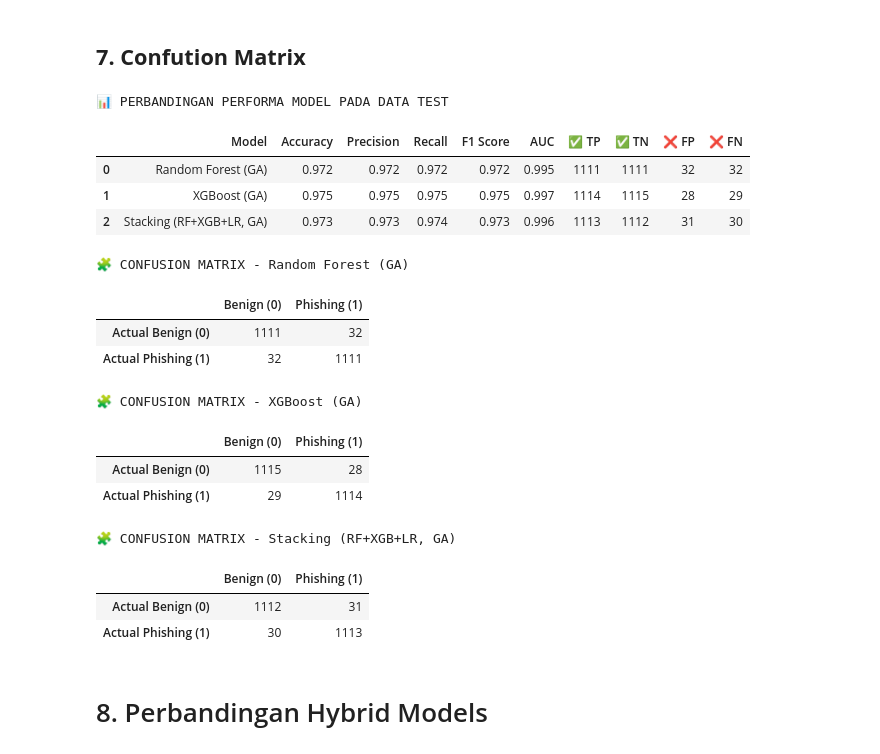
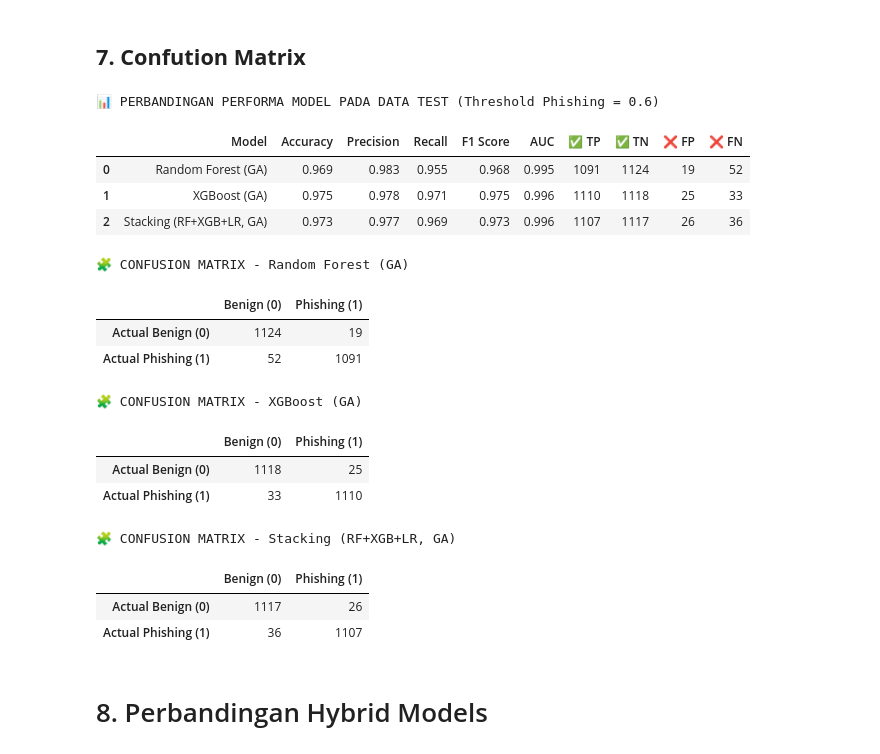
Before and after one commit to rubenmartogi/Phishing-Website-Detection-using-XGBoost-and-RFM, a Jupyter notebook: Phishing Website Detection_Models & Training.ipynb, the cells around one changed output. Drawn from its saved outputs; the diff is of its cells as text; code cells hidden in the pictures.

```diff
--- a/Phishing Website Detection_Models & Training.ipynb
+++ b/Phishing Website Detection_Models & Training.ipynb
@@ -572,9 +572,15 @@ from sklearn.metrics import (
     f1_score, roc_auc_score, confusion_matrix
 )
 
+# ─── THRESHOLD UNTUK KATEGORISASI (selaras dengan app.py) ─────────────────────
+THRESHOLD_PHISHING = 0.6  # 0.0-0.59 = Benign, 0.60-1.00 = Phishing
+
 def evaluate_model(name, model, X_eval, y_eval):
-    y_pred = model.predict(X_eval)
-    y_prob = model.predict_proba(X_eval)[:, 1] if hasattr(model, "predict_proba") else y_pred
+    # Get probabilities
+    y_prob = model.predict_proba(X_eval)[:, 1] if hasattr(model, "predict_proba") else np.zeros(len(X_eval))
+
+    # Apply threshold untuk kategorisasi final (selaras app.py)
+    y_pred = (y_prob >= THRESHOLD_PHISHING).astype(int)
 
     tn, fp, fn, tp = confusion_matrix(y_eval, y_pred, labels=[0, 1]).ravel()
 
@@ -600,56 +606,58 @@ def evaluate_model(name, model, X_eval, y_eval):
         "✅ TN": int(tn),
         "❌ FP": int(fp),
         "❌ FN": int(fn),
-        "cm_table": cm_table
+        "cm_table": cm_table,
+        "y_prob": y_prob,
+        "y_pred": y_pred
     }
 
 evaluations = [
     evaluate_model("Random Forest (GA)", rf_ga, X_test, y_test),
     evaluate_model("XGBoost (GA)", xgb_ga, X_test, y_test),
     evaluate_model("Stacking (RF+XGB+LR, GA)", stack_ga, X_test, y_test),
 ]
 
 # Leaderboard metrik
-detail_df = pd.DataFrame([{k: v for k, v in e.items() if k != "cm_table"} for e in evaluations])
+detail_df = pd.DataFrame([{k: v for k, v in e.items() if k not in ["cm_table", "y_prob", "y_pred"]} for e in evaluations])
 
-print("📊 PERBANDINGAN PERFORMA MODEL PADA DATA TEST")
+print(f"📊 PERBANDINGAN PERFORMA MODEL PADA DATA TEST (Threshold Phishing = {THRESHOLD_PHISHING})")
 display(
     detail_df.style
     .format({
         "Accuracy": "{:.3f}",
         "Precision": "{:.3f}",
         "Recall": "{:.3f}",
         "F1 Score": "{:.3f}",
         "AUC": "{:.3f}"
     })
     .background_gradient(cmap="Greens", subset=["Accuracy", "Precision", "Recall", "F1 Score", "AUC"])
     .background_gradient(cmap="Blues", subset=["✅ TP", "✅ TN"])
     .background_gradient(cmap="Reds", subset=["❌ FP", "❌ FN"])
     .set_properties(**{"text-align": "center", "vertical-align": "middle"})
 )
 
 # Confusion matrix per model
 for e in evaluations:
     print(f"\n🧩 CONFUSION MATRIX - {e['Model']}")
     display(e["cm_table"])
 # %% [output]
-📊 PERBANDINGAN PERFORMA MODEL PADA DATA TEST
+📊 PERBANDINGAN PERFORMA MODEL PADA DATA TEST (Threshold Phishing = 0.6)
 |  | Model | Accuracy | Precision | Recall | F1 Score | AUC | ✅ TP | ✅ TN | ❌ FP | ❌ FN |
-| 0 | Random Forest (GA) | 0.972 | 0.972 | 0.972 | 0.972 | 0.995 | 1111 | 1111 | 32 | 32 |
-| 1 | XGBoost (GA) | 0.975 | 0.975 | 0.975 | 0.975 | 0.997 | 1114 | 1115 | 28 | 29 |
-| 2 | Stacking (RF+XGB+LR, GA) | 0.973 | 0.973 | 0.974 | 0.973 | 0.996 | 1113 | 1112 | 31 | 30 |
+| 0 | Random Forest (GA) | 0.969 | 0.983 | 0.955 | 0.968 | 0.995 | 1091 | 1124 | 19 | 52 |
+| 1 | XGBoost (GA) | 0.975 | 0.978 | 0.971 | 0.975 | 0.996 | 1110 | 1118 | 25 | 33 |
+| 2 | Stacking (RF+XGB+LR, GA) | 0.973 | 0.977 | 0.969 | 0.973 | 0.996 | 1107 | 1117 | 26 | 36 |
 🧩 CONFUSION MATRIX - Random Forest (GA)
 |  | Benign (0) | Phishing (1) |
-| Actual Benign (0) | 1111 | 32 |
-| Actual Phishing (1) | 32 | 1111 |
+| Actual Benign (0) | 1124 | 19 |
+| Actual Phishing (1) | 52 | 1091 |
 🧩 CONFUSION MATRIX - XGBoost (GA)
 |  | Benign (0) | Phishing (1) |
-| Actual Benign (0) | 1115 | 28 |
-| Actual Phishing (1) | 29 | 1114 |
+| Actual Benign (0) | 1118 | 25 |
+| Actual Phishing (1) | 33 | 1110 |
 🧩 CONFUSION MATRIX - Stacking (RF+XGB+LR, GA)
 |  | Benign (0) | Phishing (1) |
-| Actual Benign (0) | 1112 | 31 |
-| Actual Phishing (1) | 30 | 1113 |
+| Actual Benign (0) | 1117 | 26 |
+| Actual Phishing (1) | 36 | 1107 |
 # %% [markdown]
 # 8. Perbandingan Hybrid Models
 # %%
```
Also changed, not shown: parts of 5 cells of this notebook, 2 other files.
